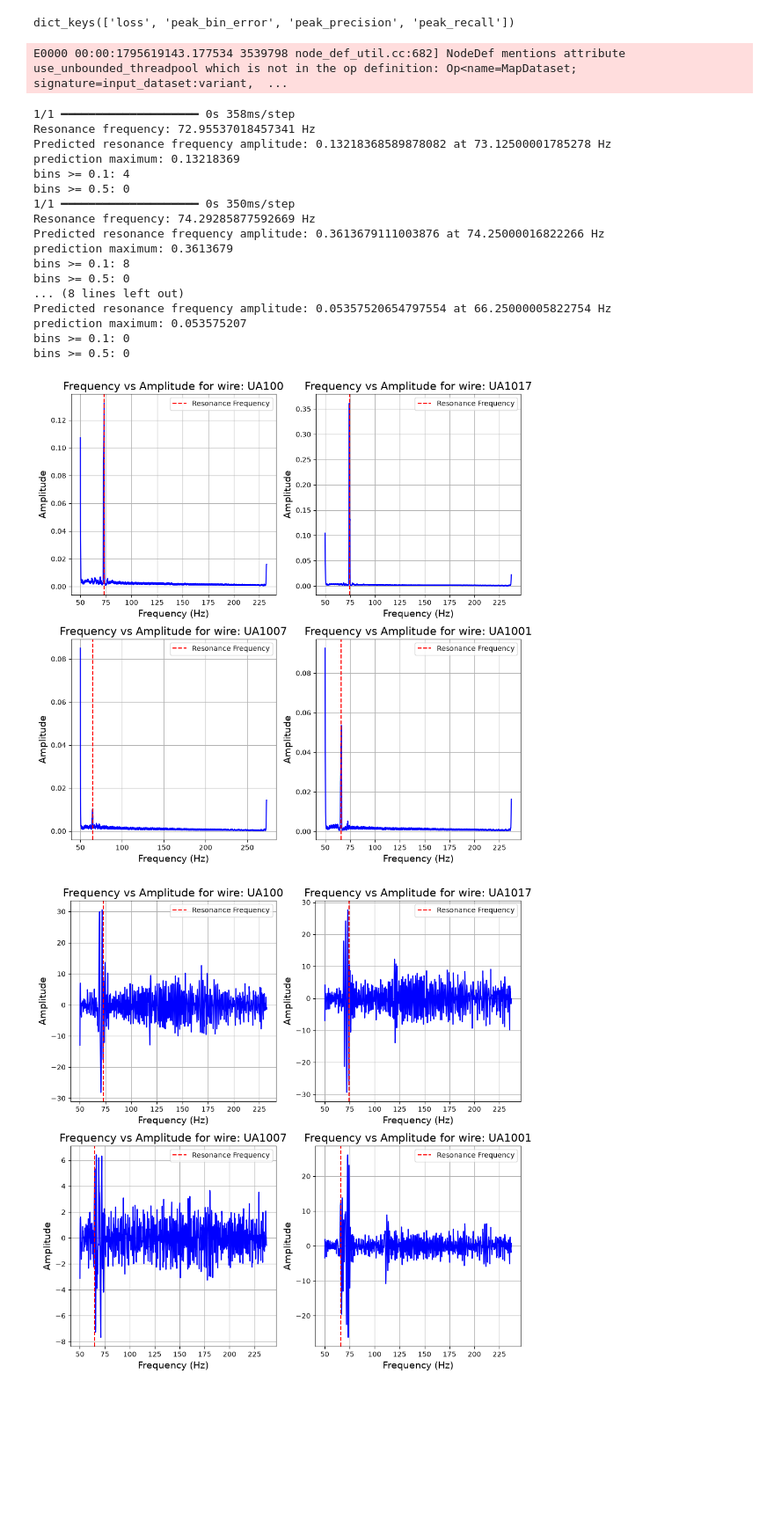
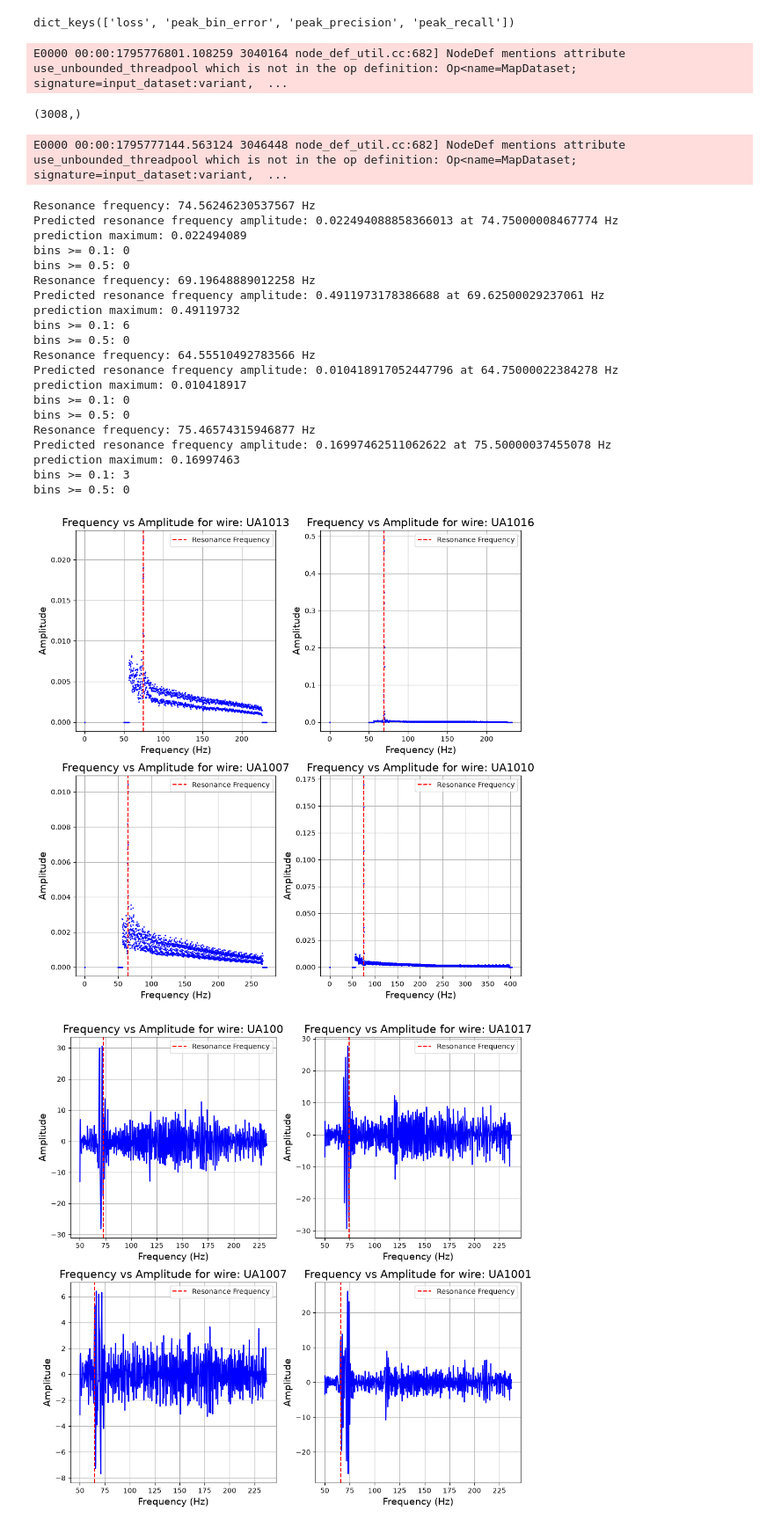
Before and after one commit to SiemBerhane/preliminary-dwa-ml, a Jupyter notebook: initial-data-cleaning/testing.ipynb, the cells around one changed output. Shown at 88% size. Cells and saved outputs as stored; diff of their text form; code cells hidden in the pictures; blank space fills up the shorter version.

Commit message:
Update inference and plotting

```diff
--- a/initial-data-cleaning/testing.ipynb
+++ b/initial-data-cleaning/testing.ipynb
@@ -198,6 +138,27 @@ Epoch 400/400
 hist.keys()
 # %% [output]
 dict_keys(['loss', 'peak_bin_error', 'peak_precision', 'peak_recall'])
+# %%
+model_path = "UNet/model01.keras"
+df = pd.read_pickle(f"datasets/APA30_PostCold_27_01_26.pkl")
+data_index = 0
+
+raw_freq = np.array(df_train['freq'].values[data_index])
+padded_freq = np.pad(raw_freq, (0, 3008 - len(raw_freq)), 'constant', constant_values=0)
+freq = df_train['scaled_freq'].values[data_index] if scaler_freq is not None else raw_freq
+
+raw_ampl = np.array(df_train['baseline_subtracted_ampl'].values[data_index])
+ampl = df_train['scaled_ampl'].values[data_index] if ampl_scaler is not None else raw_ampl
+
+lengths = np.array(df_train['scaled_length'].values[data_index]) if length_scaler is not None else np.array(df_train['length'].values[data_index])
+
+x, y = training_testing.keras_model_inference(model_path, freq, ampl, lengths)
+# %% [output]
+E0000 00:00:1795776801.108259 3040164 node_def_util.cc:682] NodeDef mentions attribute use_unbounded_threadpool which is not in the op definition: Op<name=MapDataset; signature=input_dataset:variant,  ...
+# %%
+x.shape
+# %% [output]
+(3008,)
 # %%
 # plotting output of given model
 # model_path = "UNet/models/UNet_model_60_win_5_len_False_scaler_MinMaxScaler.keras"
@@ -213,52 +174,58 @@ indices = np.random.randint(0, len(df_train), len(axes))
 
 for plot_index, data_index in enumerate(indices):
     raw_freq = np.array(df_train['freq'].values[data_index])
+    padded_freq = np.pad(raw_freq, (0, 3008 - len(raw_freq)), 'constant', constant_values=0)
     freq = df_train['scaled_freq'].values[data_index] if scaler_freq is not None else raw_freq
 
     raw_ampl = np.array(df_train['baseline_subtracted_ampl'].values[data_index])
     ampl = df_train['scaled_ampl'].values[data_index] if ampl_scaler is not None else raw_ampl
 
     lengths = np.array(df_train['scaled_length'].values[data_index]) if length_scaler is not None else np.array(df_train['length'].values[data_index])
 
     x, y = training_testing.keras_model_inference(model_path, freq, ampl, lengths)
     ax = axes[plot_index]
-    visualisation.plot_scans(ax, raw_freq[:len(y)], y, wire=df['uid'].values[data_index])
+    visualisation.plot_scans(ax, padded_freq, y, wire=df['uid'].values[data_index])
+    # visualisation.plot_scans(ax, raw_freq[:len(y)], y, wire=df['uid'].values[data_index])
     ax.axvline(x=df_train['res_freq'].values[data_index], color='r', linestyle='--', label='Resonance Frequency')
 
     print(f"Resonance frequency: {df_train['res_freq'].values[data_index]} Hz")
     max_index = len(y)
     valid = y[50:max_index - 50]
     local_index = int(np.argmax(valid))
     predicted_index = 50 + local_index
-    predicted_frequency = raw_freq[predicted_index]
+    # predicted_frequency = raw_freq[predicted_index]
+    predicted_frequency = padded_freq[predicted_index]
     print(f"Predicted resonance frequency amplitude: {y[predicted_index]} at {predicted_frequency} Hz")
     print("prediction maximum:", valid.max())
     print("bins >= 0.1:", np.count_nonzero(valid >= 0.1))
     print("bins >= 0.5:", np.count_nonzero(valid >= 0.5))
     ax.legend()
 
 plt.tight_layout()
 plt.show()
 # %% [output]
-E0000 00:00:1795619143.177534 3539798 node_def_util.cc:682] NodeDef mentions attribute use_unbounded_threadpool which is not in the op definition: Op<name=MapDataset; signature=input_dataset:variant,  ...
+E0000 00:00:1795777144.563124 3046448 node_def_util.cc:682] NodeDef mentions attribute use_unbounded_threadpool which is not in the op definition: Op<name=MapDataset; signature=input_dataset:variant,  ...
-1/1 ━━━━━━━━━━━━━━━━━━━━ 0s 358ms/step
-Resonance frequency: 72.95537018457341 Hz
-Predicted resonance frequency amplitude: 0.13218368589878082 at 73.12500001785278 Hz
-prediction maximum: 0.13218369
-bins >= 0.1: 4
-bins >= 0.5: 0
-1/1 ━━━━━━━━━━━━━━━━━━━━ 0s 350ms/step
-Resonance frequency: 74.29285877592669 Hz
-Predicted resonance frequency amplitude: 0.3613679111003876 at 74.25000016822266 Hz
-prediction maximum: 0.3613679
-bins >= 0.1: 8
-bins >= 0.5: 0
-... (8 lines left out)
-Predicted resonance frequency amplitude: 0.05357520654797554 at 66.25000005822754 Hz
-prediction maximum: 0.053575207
+Resonance frequency: 74.56246230537567 Hz
+Predicted resonance frequency amplitude: 0.022494088858366013 at 74.75000008467774 Hz
+prediction maximum: 0.022494089
 bins >= 0.1: 0
 bins >= 0.5: 0
+Resonance frequency: 69.19648889012258 Hz
+Predicted resonance frequency amplitude: 0.4911973178386688 at 69.62500029237061 Hz
+prediction maximum: 0.49119732
+bins >= 0.1: 6
+bins >= 0.5: 0
+Resonance frequency: 64.55510492783566 Hz
+Predicted resonance frequency amplitude: 0.010418917052447796 at 64.75000022384278 Hz
+prediction maximum: 0.010418917
+bins >= 0.1: 0
+bins >= 0.5: 0
+Resonance frequency: 75.46574315946877 Hz
+Predicted resonance frequency amplitude: 0.16997462511062622 at 75.50000037455078 Hz
+prediction maximum: 0.16997463
+bins >= 0.1: 3
+bins >= 0.5: 0
-[figure, old version]
+[figure, new version]
 # %%
 rows, cols = 2, 2
 fig, axes = plt.subplots(nrows=rows, ncols=cols, figsize=(10, 10))
```
Also changed, not shown: parts of 4 cells of this notebook, 2 other files.
